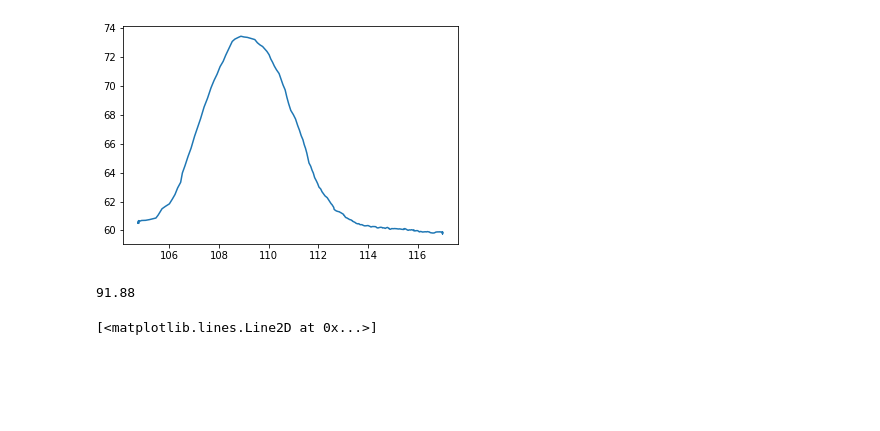
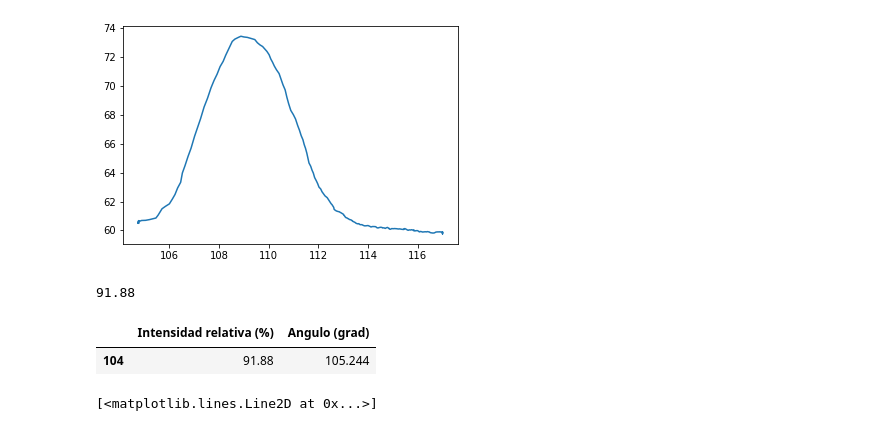
Before and after one commit to fbientrigo/lab_fisica, a Jupyter notebook: Lab 4/BlackBodyRadiation/ANALISIS.ipynb, the cells around one changed output. Saved outputs shown, nothing was run; the diff lists cells and outputs as text; code cells hidden in the pictures; blank space fills up the shorter version.

```diff
--- a/Lab 4/BlackBodyRadiation/ANALISIS.ipynb
+++ b/Lab 4/BlackBodyRadiation/ANALISIS.ipynb
@@ -52,6 +60,11 @@ second_SixVoltsdf["Angulo (grad)"] += 115
 max(SixVoltsdf["Intensidad relativa (%)"])
 # %% [output]
 91.88
+# %%
+SixVoltsdf[SixVoltsdf["Intensidad relativa (%)"]==91.88]
+# %% [output]
+|  | Intensidad relativa (%) | Angulo (grad) |
+| 104 | 91.88 | 105.244 |
 # %%
 plt.plot(SixVoltsdf["Angulo (grad)"], SixVoltsdf["Intensidad relativa (%)"])
 # %% [output]
```
Also changed, not shown: parts of 2 cells of this notebook, 7 other files.
